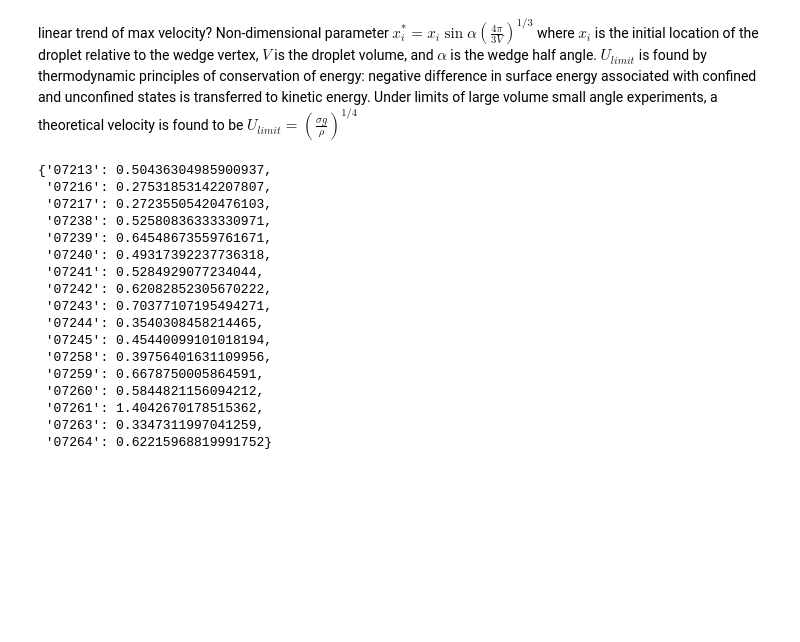
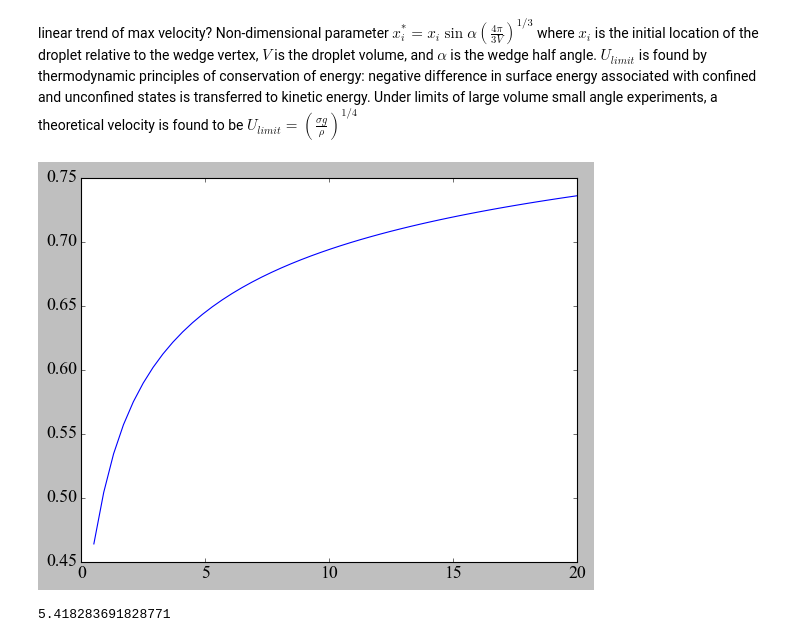
Before and after one commit to loganjt/DropletJumpWedge, a Jupyter notebook: Repos_Data/plotter_notebook.ipynb, the cells around one changed output. Cells and saved outputs as stored; diff of their text form; code cells hidden in the pictures; blank space fills up the shorter version.

```diff
--- a/Repos_Data/plotter_notebook.ipynb
+++ b/Repos_Data/plotter_notebook.ipynb
@@ -336,22 +366,17 @@ plt.show()
 # %% [markdown]
 linear trend of max velocity? Non-dimensional parameter $x_i^* = x_i \sin\alpha(\frac{4 \pi}{3 V})^{1/3}  $ where $x_i$ is the initial location of the droplet relative to the wedge vertex, $V$ is the droplet volume, and $\alpha$ is the wedge half angle. $U_{limit}$ is found by thermodynamic principles of conservation of energy: negative difference in surface energy associated with confined and unconfined states is transferred to kinetic energy. Under limits of large volume small angle experiments, a theoretical velocity is found to be $U_{limit} = (\frac{\sigma g}{\rho})^{1/4}$
-# %%
-xi_norm
-# %% [output]
-{'07213': 0.50436304985900937,
- '07216': 0.27531853142207807,
- '07217': 0.27235505420476103,
- '07238': 0.52580836333330971,
- '07239': 0.64548673559761671,
- '07240': 0.49317392237736318,
- '07241': 0.5284929077234044,
- '07242': 0.62082852305670222,
- '07243': 0.70377107195494271,
- '07244': 0.3540308458214465,
- '07245': 0.45440099101018194,
- '07258': 0.39756401631109956,
- '07259': 0.6678750005864591,
- '07260': 0.5844821156094212,
- '07261': 1.4042670178515362,
- '07263': 0.3347311997041259,
- '07264': 0.62215968819991752}
+# %%
+Vtheo = np.linspace(0.5,20)
+Hcap = 2*(0.072/(1000*9.81))**(1/2)*1000
+term1 = -2*math.cos(150*(math.pi/180))
+term2 = 2*((math.pi*Hcap**3)/(Vtheo*1000))**(1/2)
+term3 = -6**(2/3)*((math.pi*Hcap**3)/(Vtheo*1000))**(1/3)
+Utheo = (0.072*9.81/1000)**(1/4)*(term1+term2+term3)**(1/2)
+plt.plot(Vtheo,Utheo*(1000/v_max))
+plt.show()
+# %% [output]
+[figure, added]
+# %%
+Hcap
+# %% [output]
+5.418283691828771
```
Also changed, not shown: parts of 6 cells of this notebook, 3 other files.
